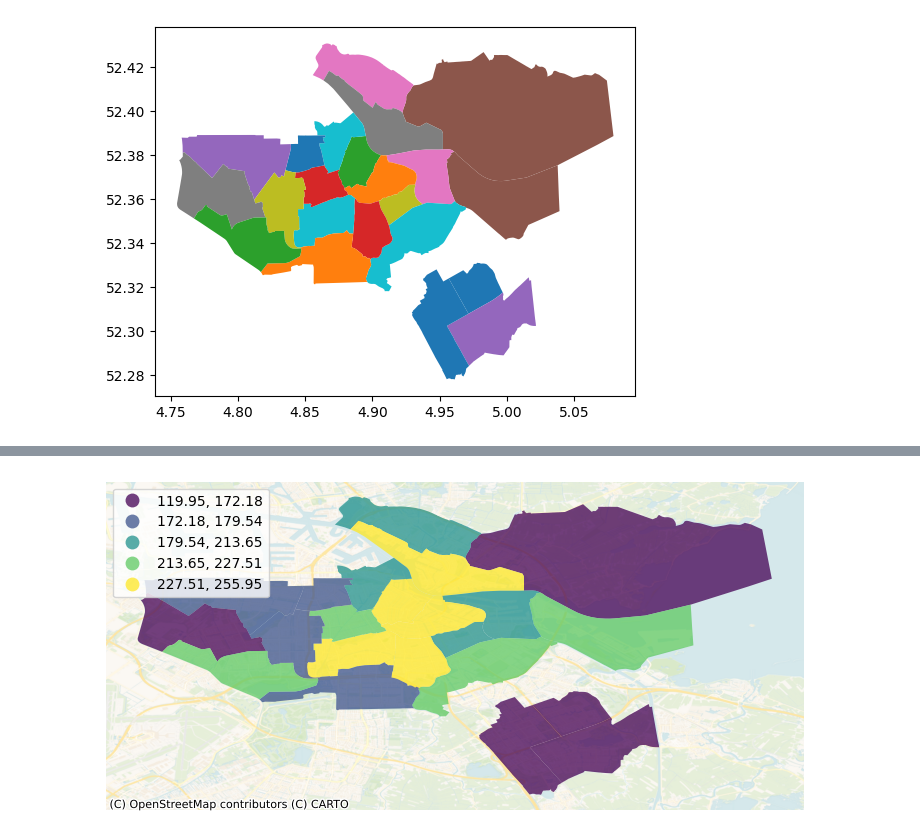
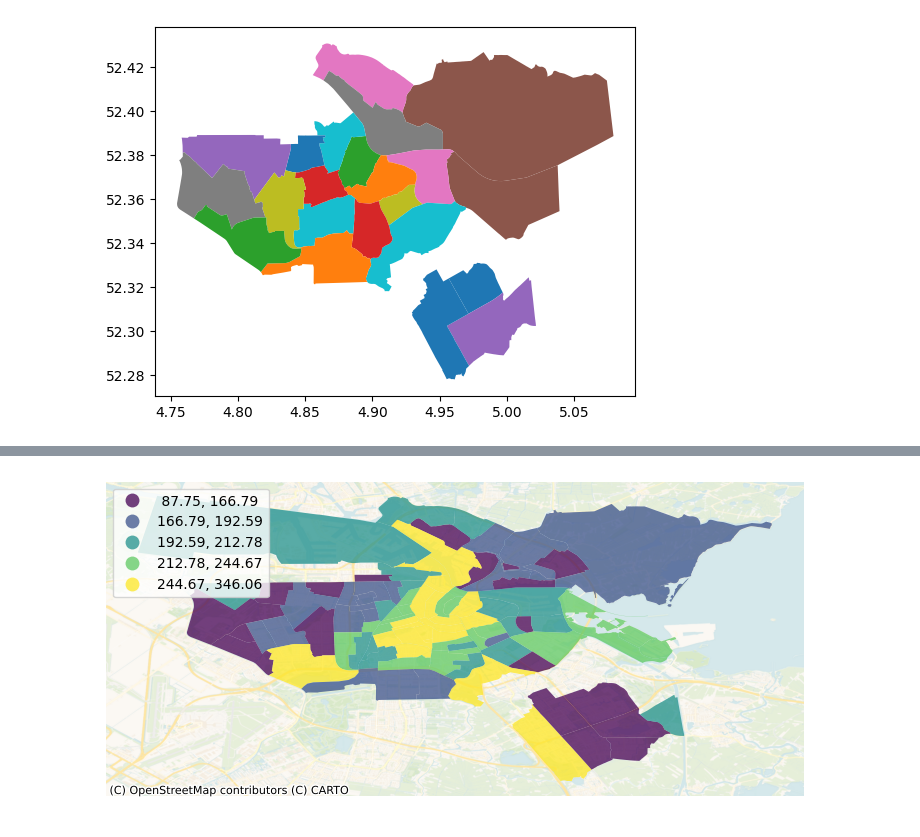
Before and after one commit to JuanesLamilla/explore_ams_airbnb, a Jupyter notebook: analysis.ipynb, the cells around one changed output, grey strips where cells are left out. Drawn from its saved outputs; the diff is of its cells as text; code cells hidden in the pictures.

Commit message:
Spatial join nbhd & listings

```diff
--- a/analysis.ipynb
+++ b/analysis.ipynb
@@ -167,14 +166,14 @@ plt.show()
 # %% [output]
 [figure]
 # %%
-neighbourhoods_gdf = gpd.read_file('data/boroughs.geojson').to_crs(epsg=4326) # WGS84 Latitude/Longitude
+boroughs_gdf = gpd.read_file('data/boroughs.geojson').to_crs(epsg=4326) # WGS84 Latitude/Longitude
 
 listings_gdf = gpd.GeoDataFrame(
     listings_df, geometry=gpd.points_from_xy(listings_df.longitude, listings_df.latitude), crs="EPSG:4326"
 )
 
-print(neighbourhoods_gdf.crs)
-neighbourhoods_gdf.plot(column = "neighbourhood")
+print(boroughs_gdf.crs)
+boroughs_gdf.plot(column = "neighbourhood")
 # %% [output]
 EPSG:4326
 <Axes: >
@@ -183,7 +182,7 @@ EPSG:4326
 # join_left_df = gpd.sjoin(listings_gdf, neighbourhoods_gdf, how="inner", predicate="within")
 # join_left_df.head()
 grouped = listings_gdf.groupby('neighbourhood').mean()
-merged = pd.merge(neighbourhoods_gdf, grouped, on="neighbourhood")
+merged = pd.merge(boroughs_gdf, grouped, on="neighbourhood")
 
 data_map = folium.Map(location=[52.377956, 4.897070], zoom_start=11)
 folium.GeoJson(merged, name="geojson",
@@ -201,3 +200,14 @@ data_map
 #               ).add_to(data_map)
 # %% [output]
 [interactive output not drawn]
+# %%
+neighbourhoods_gdf = gpd.read_file('data/neighbourhoods.geojson').to_crs(epsg=4326) # WGS84 Latitude/Longitude
+
+# listings_gdf = gpd.GeoDataFrame(
+#     listings_df, geometry=gpd.points_from_xy(listings_df.longitude, listings_df.latitude), crs="EPSG:4326"
+# )
+
+# neighbourhoods_gdf.plot(column = "name")
+
+join_left_df = listings_gdf.sjoin(neighbourhoods_gdf, how="left", predicate="within")
+join_left_df
@@ -204,28 +228,31 @@ data_map
+# %%
+grouped_neighbourhood_lst = join_left_df.groupby('name_right').mean()
+nei_merged = pd.merge(neighbourhoods_gdf, grouped_neighbourhood_lst, left_on="name", right_on="name_right")
 # %%
 # Set up figure and a single axis
 f, ax = plt.subplots(1, figsize=(9, 9))
 # Build choropleth
-merged.plot(
+nei_merged.plot(
     column="price",
     cmap="viridis",
     scheme="quantiles",
     k=5,
     edgecolor="white",
     linewidth=0.0,
     alpha=0.75,
     legend=True,
     legend_kwds=dict(loc=2),
     ax=ax,
 )
 # Add basemap
 contextily.add_basemap(
     ax,
     crs=merged.crs,
     source=contextily.providers.CartoDB.VoyagerNoLabels,
 )
 # Remove axes
 ax.set_axis_off();
 # %% [output]
-[figure, old version]
+[figure, new version]
 # %%
 # Generate W from the GeoDataFrame
```
Also changed, not shown: parts of 6 cells of this notebook.
